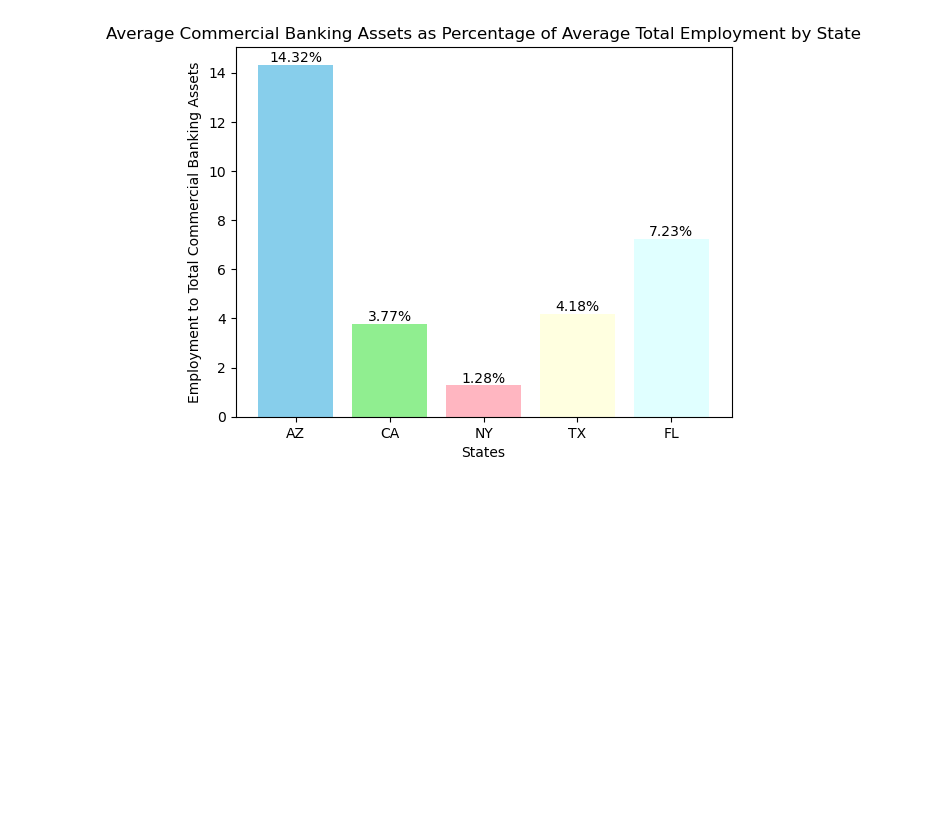
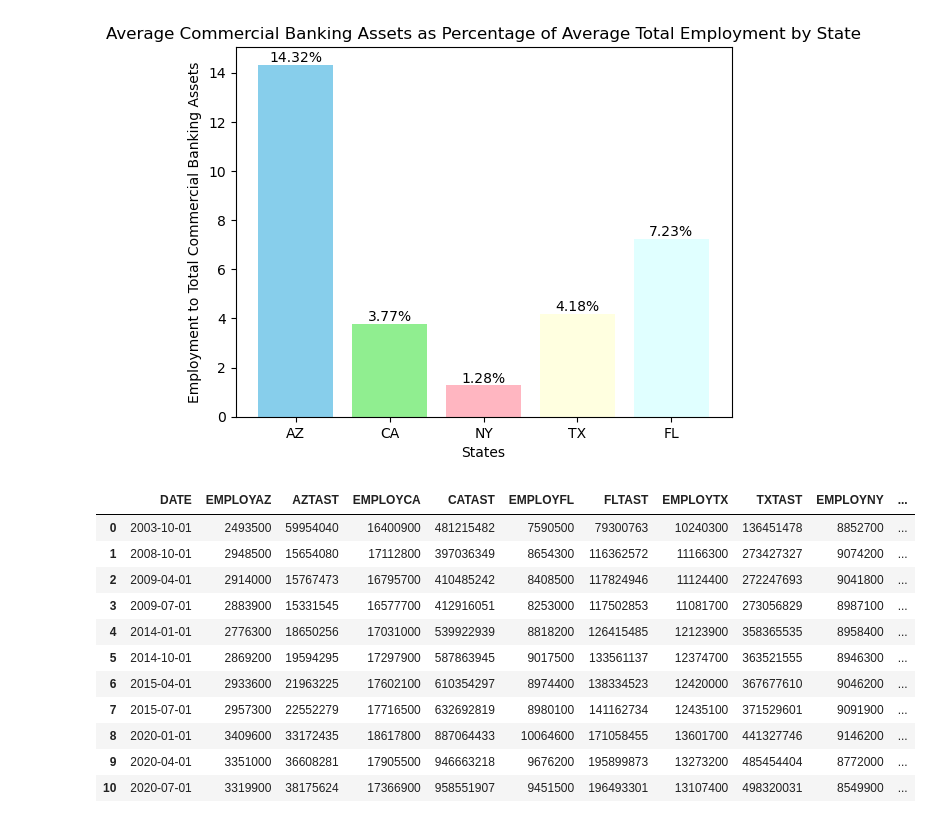
Before and after one commit to RyakDL/Project-1_Finance, a Jupyter notebook: Main_active-Copy2.ipynb, the cells around one changed output. Drawn from its saved outputs; the diff is of its cells as text; code cells hidden in the pictures; blank space fills up the shorter version.

```diff
--- a/Main_active-Copy2.ipynb
+++ b/Main_active-Copy2.ipynb
@@ -408,3 +408,28 @@ for x, ratio in enumerate(Ratios):
 plt.show()
 # %% [output]
 [figure]
+# %%
+#Merge State and National dataframes
+Combined_List = [AZ_Employment, AZ_Assets, CA_Employment, CA_Assets, FL_Employment, FL_Assets, TX_Employment, TX_Assets, NY_Employment, NY_Assets, Total_Assets_US, Women_Employ, Men_Employ]
+
+Combined_merge = reduce(lambda left,right: pd.merge(left,right, on=['DATE'], how = 'inner'), Combined_List)
+
+Combined_merge.rename(columns ={"TLAACBW027SBOG":"COMM BANKING ASSETS:US", "LNS12000002":"EMPLOYMENT WOMEN:US", "LNS12000001":"EMPLOYMENT MEN:US"},inplace=True)
+
+#Convert Commercial Banking Assets: US to Billions
+Combined_merge['COMM BANKING ASSETS:US']=Combined_merge['COMM BANKING ASSETS:US']*1000000
+
+Combined_merge
+# %% [output]
+|  | DATE | EMPLOYAZ | AZTAST | EMPLOYCA | CATAST | EMPLOYFL | FLTAST | EMPLOYTX | TXTAST | EMPLOYNY | ... |
+| 0 | 2003-10-01 | 2493500 | 59954040 | 16400900 | 481215482 | 7590500 | 79300763 | 10240300 | 136451478 | 8852700 | ... |
+| 1 | 2008-10-01 | 2948500 | 15654080 | 17112800 | 397036349 | 8654300 | 116362572 | 11166300 | 273427327 | 9074200 | ... |
+| 2 | 2009-04-01 | 2914000 | 15767473 | 16795700 | 410485242 | 8408500 | 117824946 | 11124400 | 272247693 | 9041800 | ... |
+| 3 | 2009-07-01 | 2883900 | 15331545 | 16577700 | 412916051 | 8253000 | 117502853 | 11081700 | 273056829 | 8987100 | ... |
+| 4 | 2014-01-01 | 2776300 | 18650256 | 17031000 | 539922939 | 8818200 | 126415485 | 12123900 | 358365535 | 8958400 | ... |
+| 5 | 2014-10-01 | 2869200 | 19594295 | 17297900 | 587863945 | 9017500 | 133561137 | 12374700 | 363521555 | 8946300 | ... |
+| 6 | 2015-04-01 | 2933600 | 21963225 | 17602100 | 610354297 | 8974400 | 138334523 | 12420000 | 367677610 | 9046200 | ... |
+| 7 | 2015-07-01 | 2957300 | 22552279 | 17716500 | 632692819 | 8980100 | 141162734 | 12435100 | 371529601 | 9091900 | ... |
+| 8 | 2020-01-01 | 3409600 | 33172435 | 18617800 | 887064433 | 10064600 | 171058455 | 13601700 | 441327746 | 9146200 | ... |
+| 9 | 2020-04-01 | 3351000 | 36608281 | 17905500 | 946663218 | 9676200 | 195899873 | 13273200 | 485454404 | 8772000 | ... |
+| 10 | 2020-07-01 | 3319900 | 38175624 | 17366900 | 958551907 | 9451500 | 196493301 | 13107400 | 498320031 | 8549900 | ... |
```
Also changed, not shown: parts of 9 cells of this notebook.
